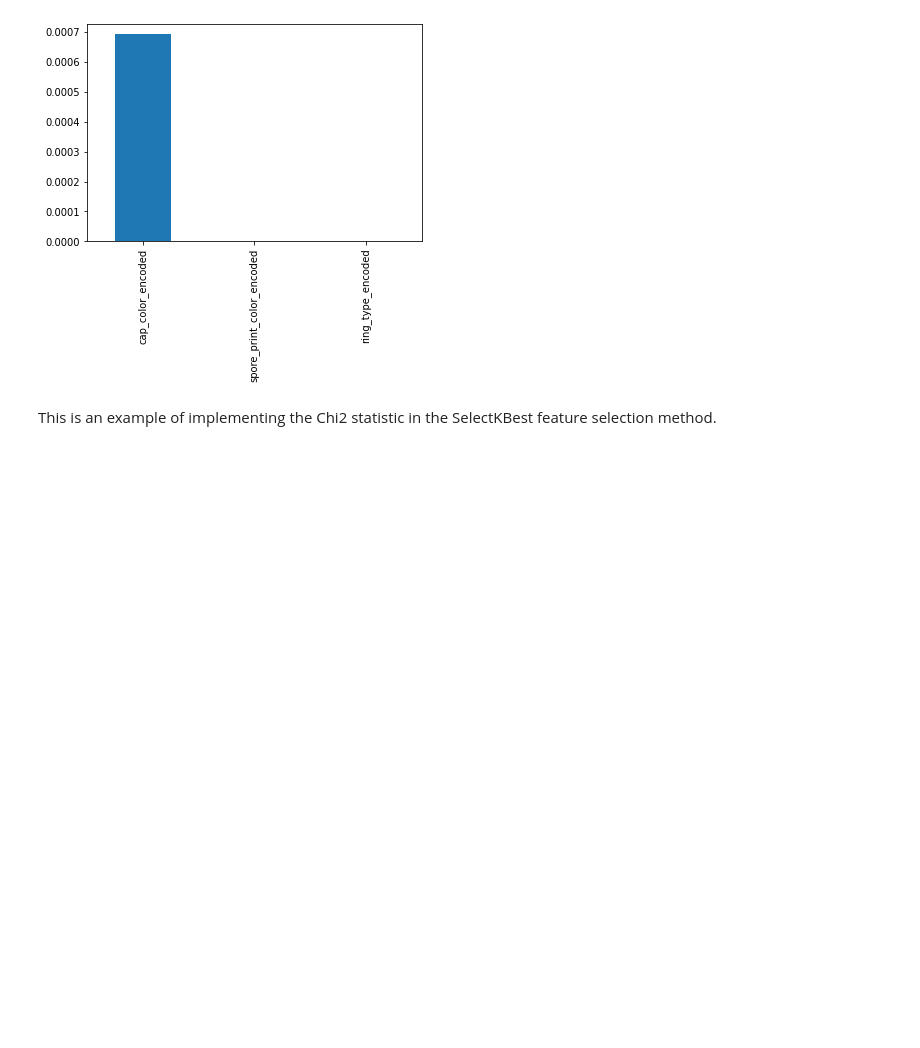
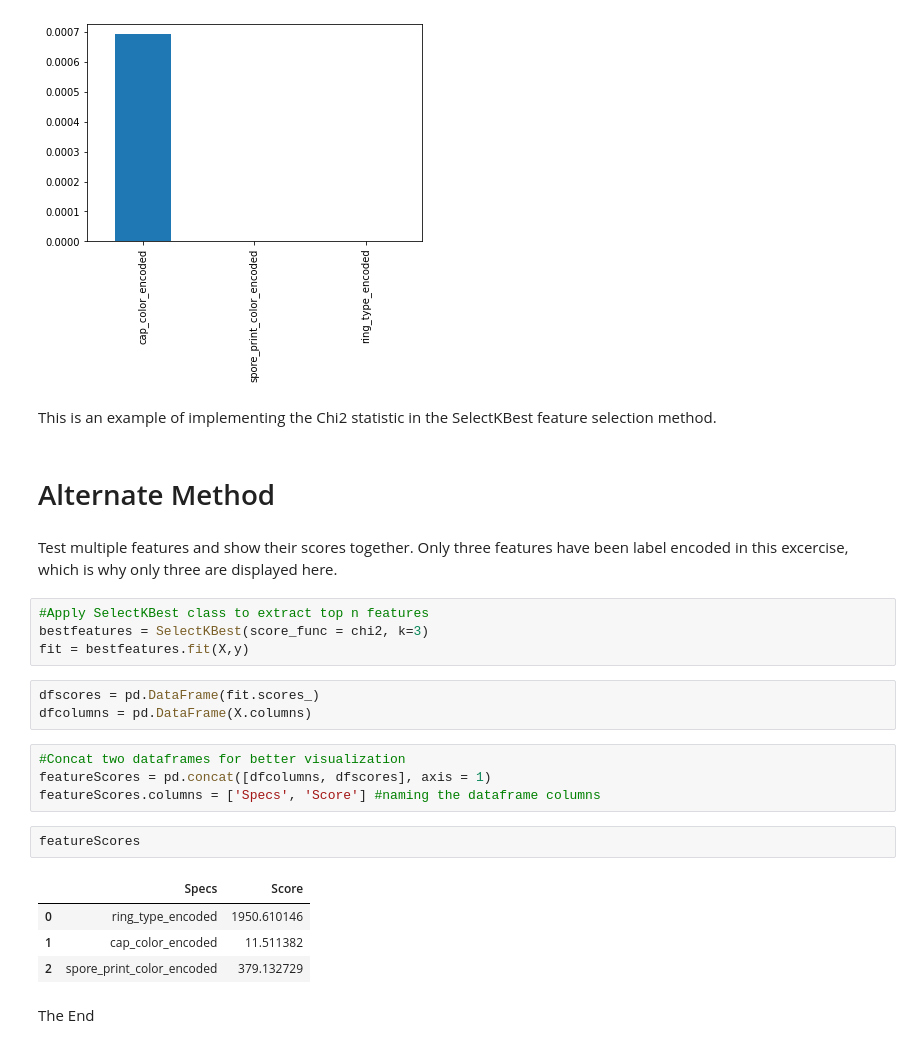
Before and after one commit to PamelaKinga/feature_selection, a Jupyter notebook: Chi2_and_SelectKBest.ipynb, the cells around one changed output. Saved outputs shown, nothing was run; the diff lists cells and outputs as text; blank space fills up the shorter version.

```diff
--- a/Chi2_and_SelectKBest.ipynb
+++ b/Chi2_and_SelectKBest.ipynb
@@ -163,3 +302,27 @@ p_values.plot.bar()
 [figure]
 # %% [markdown]
 This is an example of implementing the Chi2 statistic in the SelectKBest feature selection method.
+# %% [markdown]
+# Alternate Method
+# %% [markdown]
+Test multiple features and show their scores together. Only three features have been label encoded in this excercise, which is why only three are displayed here.
+# %%
+#Apply SelectKBest class to extract top n features
+bestfeatures = SelectKBest(score_func = chi2, k=3)
+fit = bestfeatures.fit(X,y)
+# %%
+dfscores = pd.DataFrame(fit.scores_)
+dfcolumns = pd.DataFrame(X.columns)
+# %%
+#Concat two dataframes for better visualization
+featureScores = pd.concat([dfcolumns, dfscores], axis = 1)
+featureScores.columns = ['Specs', 'Score'] #naming the dataframe columns
+# %%
+featureScores
+# %% [output]
+|  | Specs | Score |
+| 0 | ring_type_encoded | 1950.610146 |
+| 1 | cap_color_encoded | 11.511382 |
+| 2 | spore_print_color_encoded | 379.132729 |
+# %% [markdown]
+The End
```
Also changed, not shown: parts of 12 cells of this notebook.
